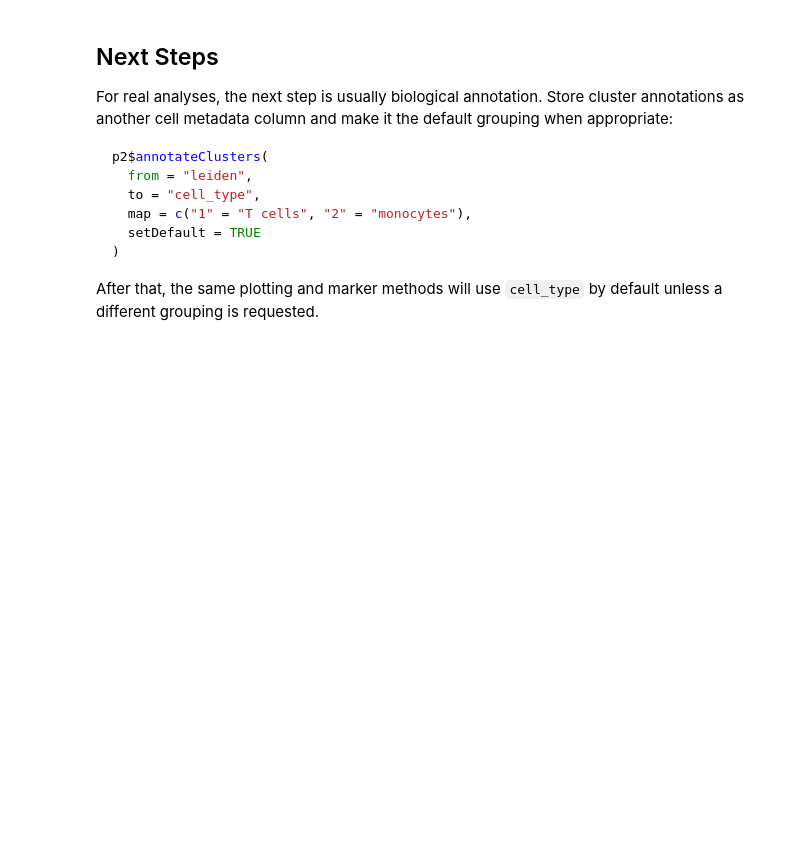
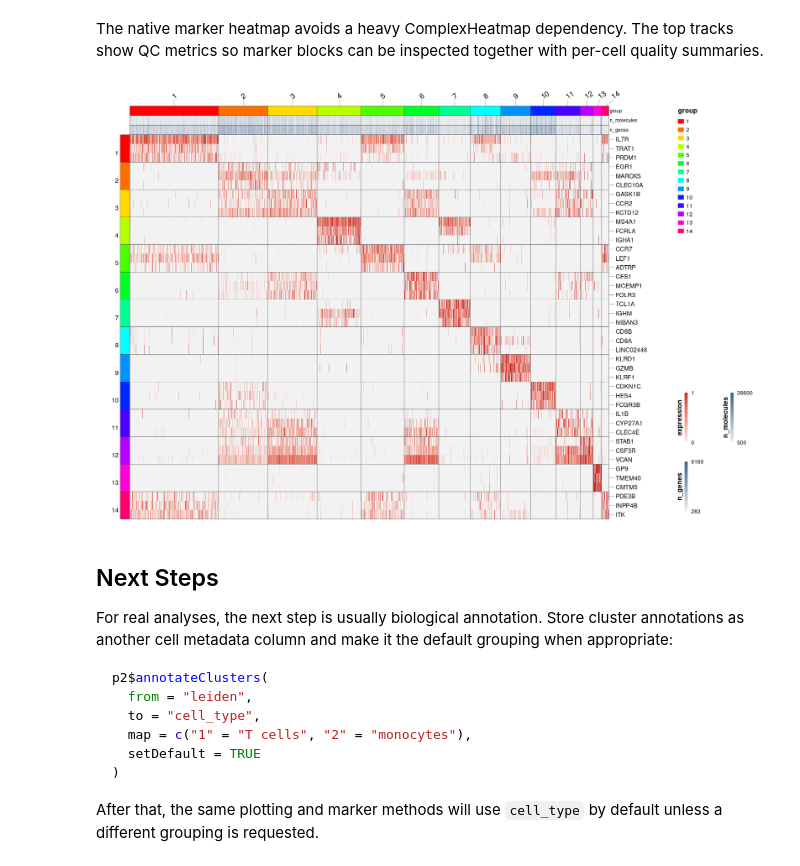
Before and after one commit to kharchenkolab/pagoda2, a Jupyter notebook: doc/pagoda2.1-single-dataset.ipynb, the cells around one changed output. Saved outputs shown, nothing was run; the diff lists cells and outputs as text; code cells hidden in the pictures; blank space fills up the shorter version.

```diff
--- a/doc/pagoda2.1-single-dataset.ipynb
+++ b/doc/pagoda2.1-single-dataset.ipynb
@@ -221,3 +170,20 @@ p2$plotMarkerHeatmap(
+# %% [markdown]
+The native marker heatmap avoids a heavy ComplexHeatmap dependency. The
+top tracks show QC metrics so marker blocks can be inspected together
+with per-cell quality summaries.
+# %%
+p2$plotMarkerHeatmap(
+  markers = marker_name,
+  engine = "native",
+  n.genes.per.group = 3,
+  selection = "balanced",
+  column.metadata = c("n_molecules", "n_genes"),
+  row.label.font.size = 9,
+  split = TRUE,
+  show_heatmap_legend = TRUE
+)
+# %% [output]
+[figure, added]
 # %% [markdown]
 ## Next Steps
 
```
Also changed, not shown: parts of 44 cells of this notebook, 2 other files.
